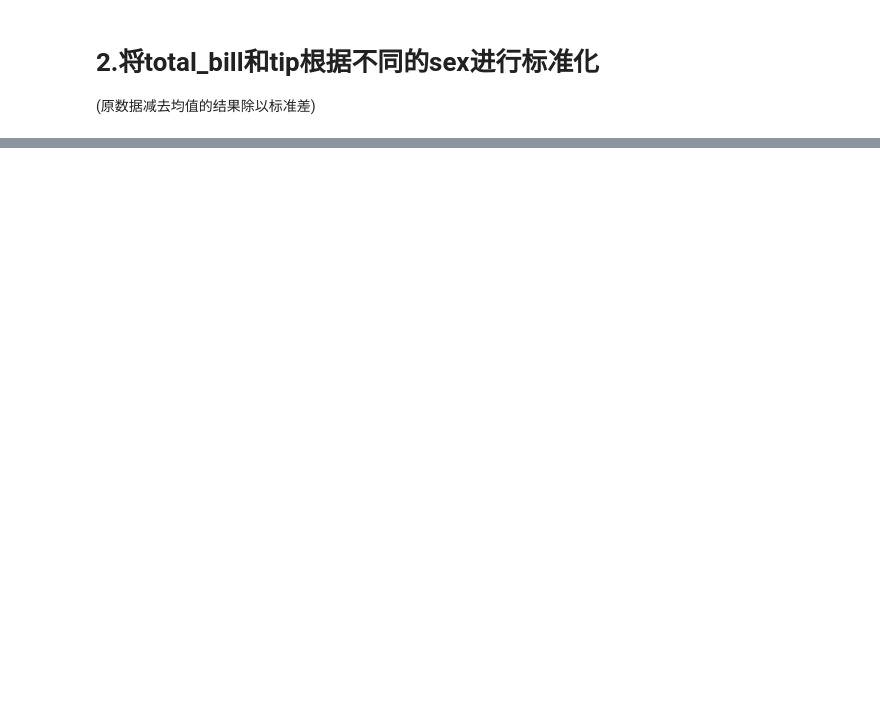
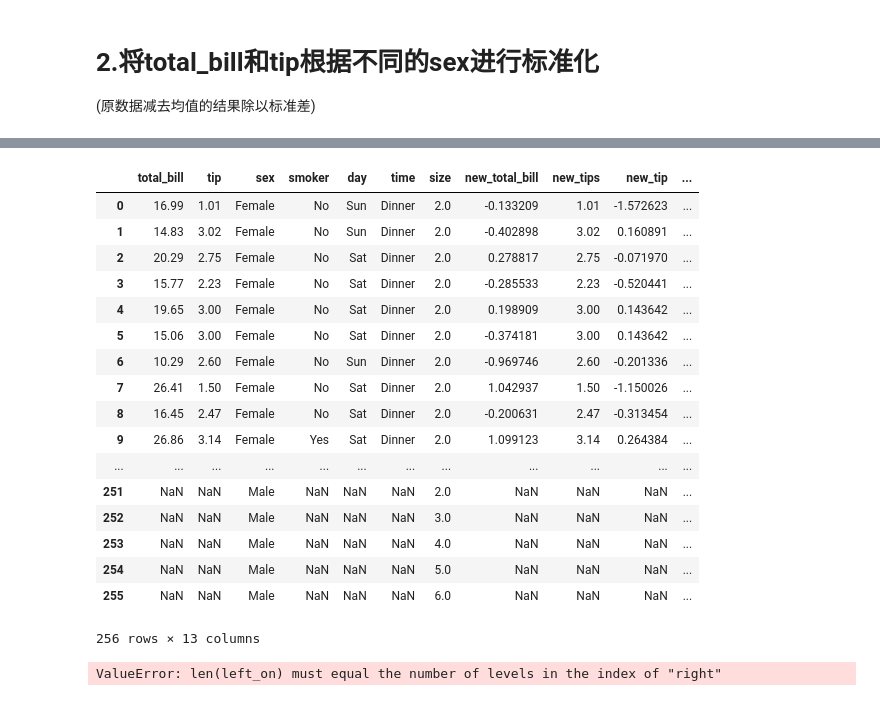
Before and after one commit to WentingRuan/Learn_Python, a Jupyter notebook: 8/hw_08.ipynb, the cells around one changed output, grey strips where cells are left out. Drawn from its saved outputs; the diff is of its cells as text; code cells hidden in the pictures; blank space fills up the shorter version.

```diff
--- a/8/hw_08.ipynb
+++ b/8/hw_08.ipynb
@@ -54,0 +136,8 @@ tips_sex
+# %%
+tips['tip_pct'] = tips['tip'] / tips['total_bill']
+tips[:6]
+
+grouped = tips.groupby(['smoker'])
+
+grouped_pct = grouped['tip_pct']
+g = grouped_pct.agg('mean')
@@ -54,0 +154,7 @@ tips_sex
+# %%
+t = tips.groupby(['sex', 'size'])
+
+fun = ['std', 'mean']
+new_cols = t['tip'].agg(fun)
+# new_cols = new_cols.unstack(-2)
+new_cols['std'][:]
@@ -54,0 +176,8 @@ tips_sex
+# %%
+a = list()
+b = list(range(1,7)) * 2
+for i in range(0,12):
+    s = b[i]
+    a.append(str(s))
+
+a
@@ -54,0 +186,9 @@ tips_sex
+# %%
+new = DataFrame({
+    "size": a,
+    "sex": list(["Female"]) * 6 + list(["Male"]) *6,
+    "std": new_cols['std'],
+    "mean": new_cols['mean']
+})
+
+new
@@ -54,0 +210,25 @@ tips_sex
+# %%
+pd.merge(tips,new,copy=True,how = "outer",on=["size","sex"])
+# %% [output]
+|  | total_bill | tip | sex | smoker | day | time | size | new_total_bill | new_tips | new_tip | ... |
+| 0 | 16.99 | 1.01 | Female | No | Sun | Dinner | 2.0 | -0.133209 | 1.01 | -1.572623 | ... |
+| 1 | 14.83 | 3.02 | Female | No | Sun | Dinner | 2.0 | -0.402898 | 3.02 | 0.160891 | ... |
+| 2 | 20.29 | 2.75 | Female | No | Sat | Dinner | 2.0 | 0.278817 | 2.75 | -0.071970 | ... |
+| 3 | 15.77 | 2.23 | Female | No | Sat | Dinner | 2.0 | -0.285533 | 2.23 | -0.520441 | ... |
+| 4 | 19.65 | 3.00 | Female | No | Sat | Dinner | 2.0 | 0.198909 | 3.00 | 0.143642 | ... |
+| 5 | 15.06 | 3.00 | Female | No | Sat | Dinner | 2.0 | -0.374181 | 3.00 | 0.143642 | ... |
+| 6 | 10.29 | 2.60 | Female | No | Sun | Dinner | 2.0 | -0.969746 | 2.60 | -0.201336 | ... |
+| 7 | 26.41 | 1.50 | Female | No | Sat | Dinner | 2.0 | 1.042937 | 1.50 | -1.150026 | ... |
+| 8 | 16.45 | 2.47 | Female | No | Sat | Dinner | 2.0 | -0.200631 | 2.47 | -0.313454 | ... |
+| 9 | 26.86 | 3.14 | Female | Yes | Sat | Dinner | 2.0 | 1.099123 | 3.14 | 0.264384 | ... |
+| ... | ... | ... | ... | ... | ... | ... | ... | ... | ... | ... | ... |
+| 251 | NaN | NaN | Male | NaN | NaN | NaN | 2.0 | NaN | NaN | NaN | ... |
+| 252 | NaN | NaN | Male | NaN | NaN | NaN | 3.0 | NaN | NaN | NaN | ... |
+| 253 | NaN | NaN | Male | NaN | NaN | NaN | 4.0 | NaN | NaN | NaN | ... |
+| 254 | NaN | NaN | Male | NaN | NaN | NaN | 5.0 | NaN | NaN | NaN | ... |
+| 255 | NaN | NaN | Male | NaN | NaN | NaN | 6.0 | NaN | NaN | NaN | ... |
+256 rows × 13 columns
+# %%
+tips.join(new,on = "sex")
+# %% [output]
+ValueError: len(left_on) must equal the number of levels in the index of "right"
```
Also changed, not shown: parts of 18 cells of this notebook.
